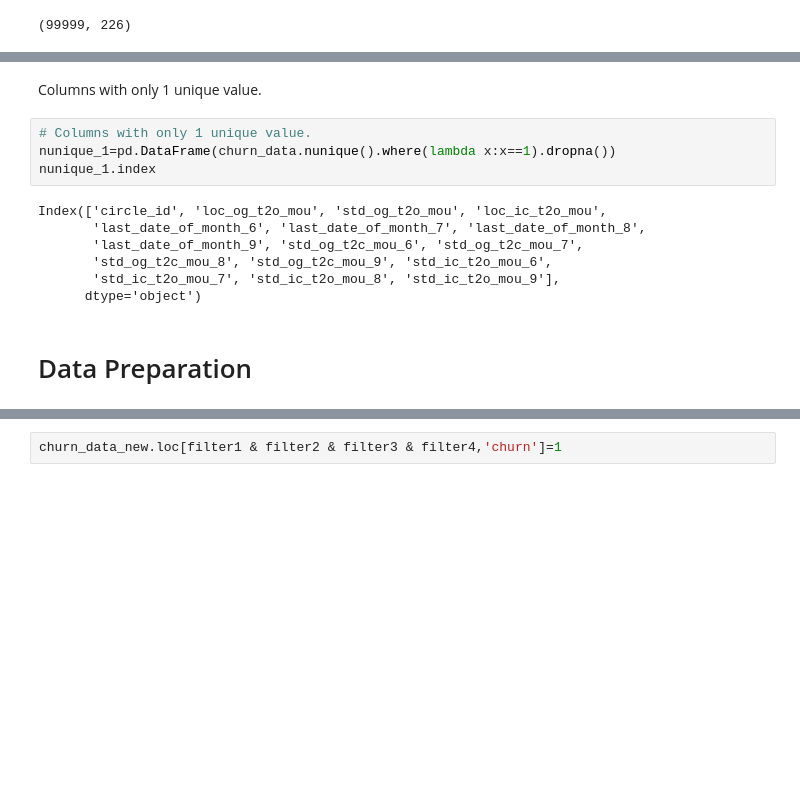
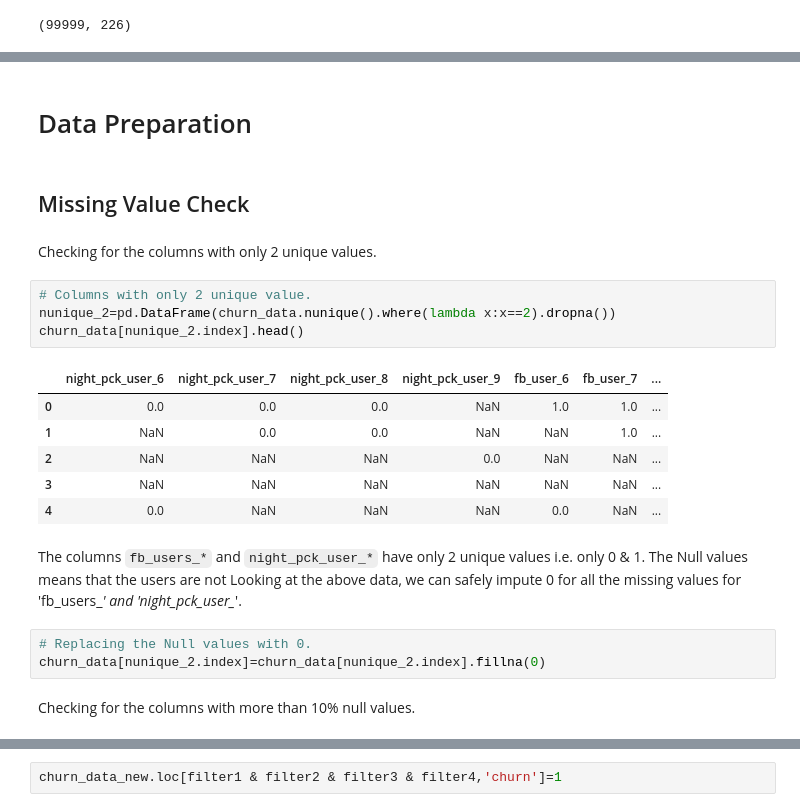
Before and after one commit to BiswajeetAtul/Assignments-MLAI, a Jupyter notebook: Telecom Churn Case/Telecom_Churn_Assignment.ipynb, the cells around one changed output, grey strips where cells are left out. Saved outputs shown, nothing was run; the diff lists cells and outputs as text; blank space fills up the shorter version.

Commit message:
Add files via upload
Data Preparation

```diff
--- a/Telecom Churn Case/Telecom_Churn_Assignment.ipynb
+++ b/Telecom Churn Case/Telecom_Churn_Assignment.ipynb
@@ -63,15 +25,25 @@ dtype: float64
-# %% [markdown]
-Columns with only 1 unique value.
-# %%
-# Columns with only 1 unique value.
-nunique_1=pd.DataFrame(churn_data.nunique().where(lambda x:x==1).dropna())
-nunique_1.index
-# %% [output]
-Index(['circle_id', 'loc_og_t2o_mou', 'std_og_t2o_mou', 'loc_ic_t2o_mou',
-       'last_date_of_month_6', 'last_date_of_month_7', 'last_date_of_month_8',
-       'last_date_of_month_9', 'std_og_t2c_mou_6', 'std_og_t2c_mou_7',
-       'std_og_t2c_mou_8', 'std_og_t2c_mou_9', 'std_ic_t2o_mou_6',
-       'std_ic_t2o_mou_7', 'std_ic_t2o_mou_8', 'std_ic_t2o_mou_9'],
-      dtype='object')
 # %% [markdown]
 # Data Preparation
+# %% [markdown]
+## Missing Value Check
+# %% [markdown]
+Checking for the columns with only 2 unique values.
+# %%
+# Columns with only 2 unique value.
+nunique_2=pd.DataFrame(churn_data.nunique().where(lambda x:x==2).dropna())
+churn_data[nunique_2.index].head()
+# %% [output]
+|  | night_pck_user_6 | night_pck_user_7 | night_pck_user_8 | night_pck_user_9 | fb_user_6 | fb_user_7 | ... |
+| 0 | 0.0 | 0.0 | 0.0 | NaN | 1.0 | 1.0 | ... |
+| 1 | NaN | 0.0 | 0.0 | NaN | NaN | 1.0 | ... |
+| 2 | NaN | NaN | NaN | 0.0 | NaN | NaN | ... |
+| 3 | NaN | NaN | NaN | NaN | NaN | NaN | ... |
+| 4 | 0.0 | NaN | NaN | NaN | 0.0 | NaN | ... |
+# %% [markdown]
+The columns `fb_users_*` and `night_pck_user_*` have only 2 unique values i.e. only 0 & 1. The Null values means that the users are not
+Looking at the above data, we can safely impute 0 for all the missing values for 'fb_users_*' and 'night_pck_user_*'.
+# %%
+# Replacing the Null values with 0.
+churn_data[nunique_2.index]=churn_data[nunique_2.index].fillna(0)
+# %% [markdown]
+Checking for the columns with more than 10% null values.
```
Also changed, not shown: parts of 52 cells of this notebook.
